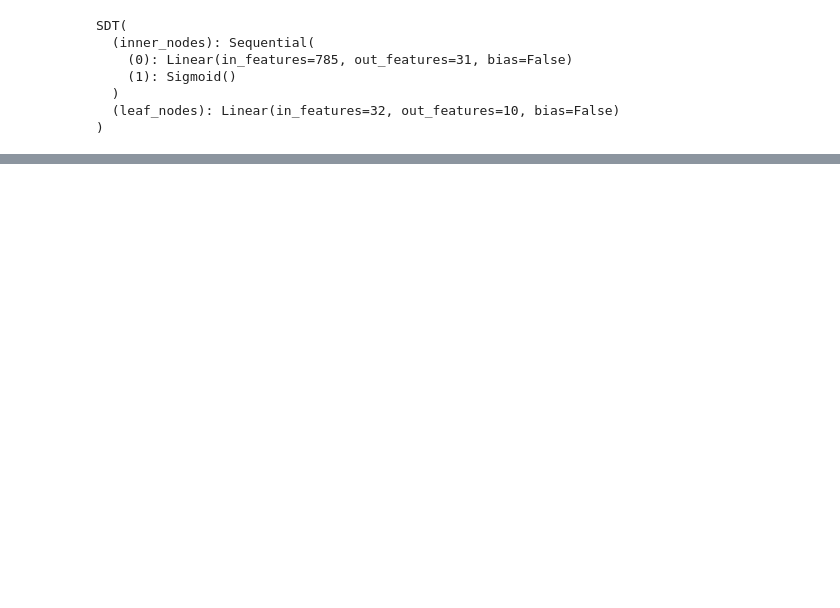
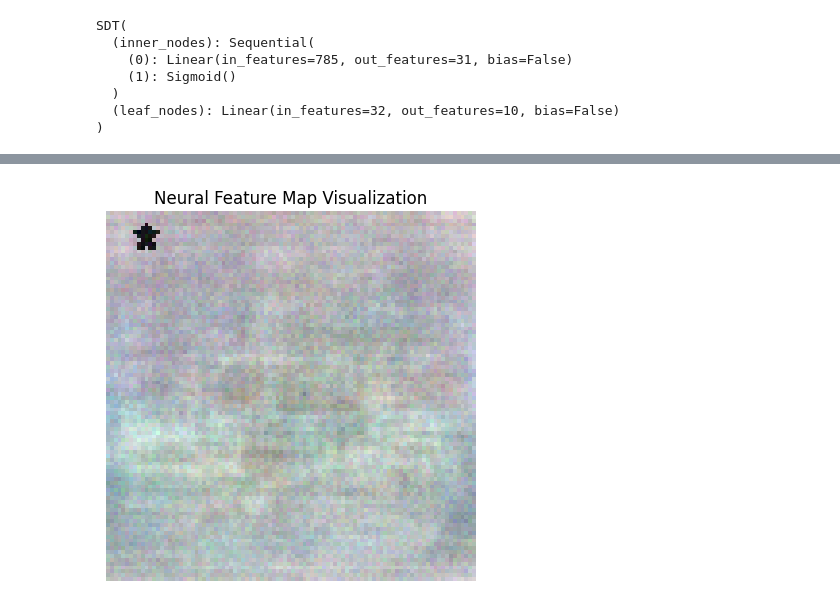
Before and after one commit to xuyxu/Soft-Decision-Tree, a Jupyter notebook: model_viz.ipynb, the cells around one changed output, grey strips where cells are left out. Drawn from its saved outputs; the diff is of its cells as text; code cells hidden in the pictures; blank space fills up the shorter version.

```diff
--- a/model_viz.ipynb
+++ b/model_viz.ipynb
@@ -126,0 +159,3 @@ tensor([-0.7875, -0.5752, -0.6269, -0.5320, -0.6303, -0.7408, -0.7709,  5.5197,
+# %%
+tree.load_state_dict(torch.load('stl_star_model.pth'))
+tree.eval()
@@ -126,0 +170,39 @@ tensor([-0.7875, -0.5752, -0.6269, -0.5320, -0.6303, -0.7408, -0.7709,  5.5197,
+# %%
+input_dim = 96 * 96 * 3
+# %%
+# Load a batch of data from the test_loader or train_loader
+data_iter = iter(test_loader)
+X, _ = next(data_iter)  # Only fetch the inputs (ignore the targets)
+
+# Move the data to the correct device
+# Flatten the images and move to the device
+X = X.view(-1, input_dim).to(device)
+
+# Compute the Neural Feature Map for this batch of data
+nfm = tree.compute_nfm(X)
+
+avg_nfm = nfm.mean(axis=0)  # Assuming nfm is a PyTorch tensor
+
+# Extract the diagonal of avg_nfm
+# Ensure it's on CPU and convert to NumPy for manipulation
+
+# Assuming diagonal has the correct length (96*96*3)
+# Split the diagonal into thirds for RGB channels
+third_length = len(avg_nfm) // 3
+red_channel = avg_nfm[:third_length].reshape(96, 96)
+green_channel = avg_nfm[third_length:2*third_length].reshape(96, 96)
+blue_channel = avg_nfm[2*third_length:3*third_length].reshape(96, 96)
+
+# Stack the channels to form a 3-channel (RGB) image
+rgb_image = np.stack([red_channel, green_channel, blue_channel], axis=-1)
+
+# Normalize the image to [0, 1] for plotting
+rgb_image = (rgb_image - rgb_image.min()) / (rgb_image.max() - rgb_image.min())
+
+# Plot the RGB image
+plt.imshow(rgb_image, interpolation='nearest')
+plt.title('Neural Feature Map Visualization')
+plt.axis('off')  # Hide axis for better visualization
+plt.show()
+# %% [output]
+[figure, added]
```
Also changed, not shown: parts of 13 cells of this notebook, 12 other files.
